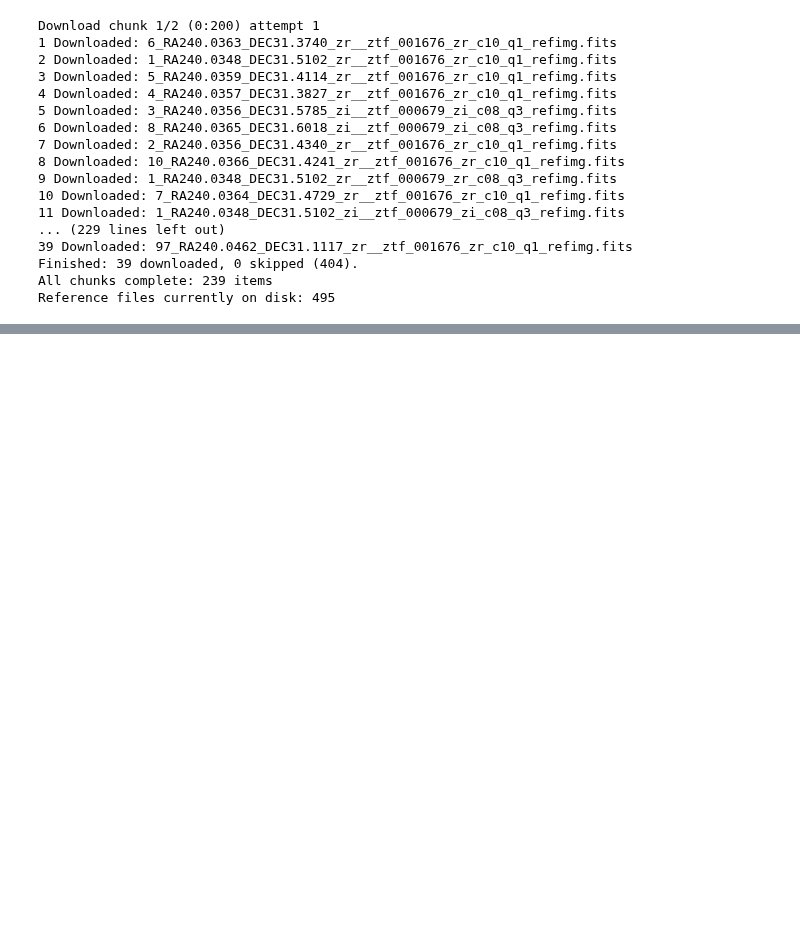
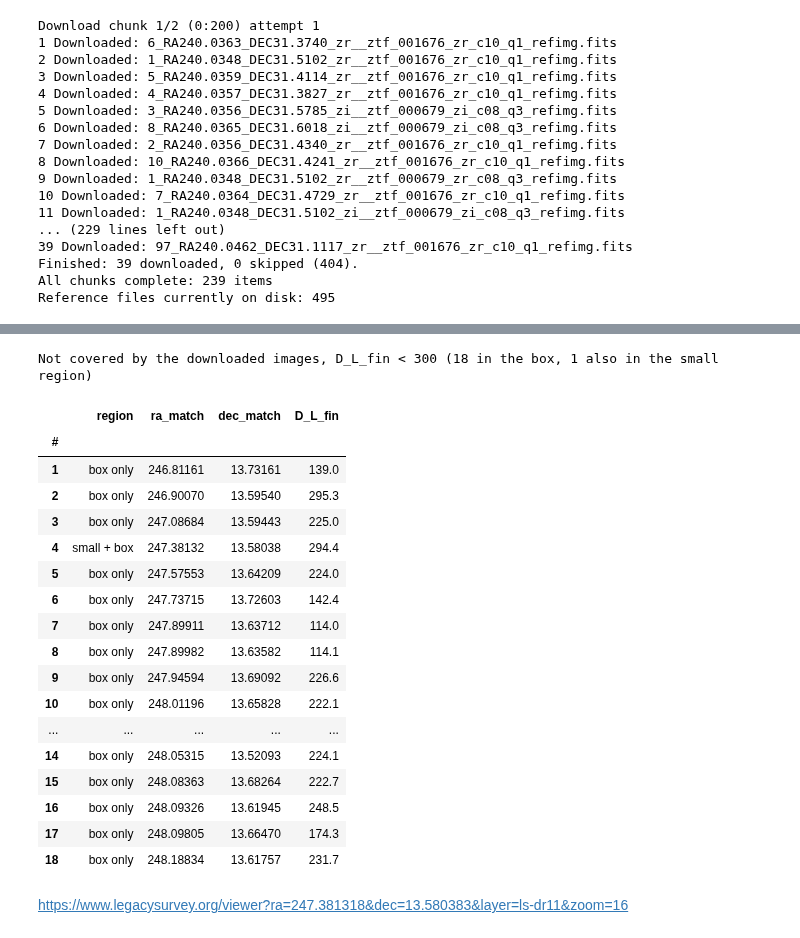
Before and after one commit to ovalb-pine/gw190425_ztf, a Jupyter notebook: pipeline/image_download.ipynb, the cells around one changed output, grey strips where cells are left out. Saved outputs shown, nothing was run; the diff lists cells and outputs as text; code cells hidden in the pictures; blank space fills up the shorter version.

```diff
--- a/pipeline/image_download.ipynb
+++ b/pipeline/image_download.ipynb
@@ -245,0 +573,54 @@ Reference files currently on disk: 495
+# %%
+from IPython.display import display
+
+show_extra = False       # True: also show every other column of your catalogue (the CSV always has them all)
+
+d = pd.to_numeric(gal["D_L_fin"], errors="coerce")
+sel = gal[gal["in_box"] & ~gal["covered"] & (d < 300)].copy()
+sel["D_L_fin"] = d[sel.index]
+sel["region"] = np.where(sel["in_small"], "small + box", "box only")
+for c in ["ra_match", "dec_match", "D_L_fin", "z_src_fin"]:
+    if c in sel.columns:
+        sel[c] = pd.to_numeric(sel[c], errors="coerce")
+sel.index = pd.RangeIndex(1, len(sel) + 1, name="#")
+
+preferred = ["region", "ra_match", "dec_match", "D_L_fin"]
+extra = [c for c in sel.columns if c not in preferred + ["in_box", "in_small", "covered"]]
+cols = [c for c in preferred if c in sel.columns] + (extra if show_extra else [])
+
+fmt = {"ra_match": "{:.5f}", "dec_match": "{:.5f}", "D_L_fin": "{:.1f}", "z_src_fin": "{:.4f}"}
+styled = (sel[cols].style
+          .format({k: v for k, v in fmt.items() if k in cols}, na_rep="–")
+          .apply(lambda r: ["background-color:#ffe3ec; font-weight:600" if r["region"].startswith("small") else ""
+                            for _ in r], axis=1)                       # rows inside the small region
+          .background_gradient(subset=["D_L_fin"], cmap="viridis_r")   # nearer = darker
+          .set_caption(f"Not covered by the downloaded images, D_L_fin < 300 "
+                       f"({len(sel)} in the box, {(sel['region'] != 'box only').sum()} also in the small region)")
+          .set_table_styles([{"selector": "caption", "props": "font-size:14px; font-weight:bold; text-align:left; padding:6px"},
+                             {"selector": "th", "props": "text-align:center"}]))
+
+display(styled)
+styled.to_html("galaxies_not_covered_DL300.html")
+sel.to_csv("galaxies_not_covered_DL300.csv")          # full table with all catalogue columns
+# %% [output]
+Not covered by the downloaded images, D_L_fin < 300 (18 in the box, 1 also in the small region)
+|  | region | ra_match | dec_match | D_L_fin |
+| # |  |  |  |  |
+| 1 | box only | 246.81161 | 13.73161 | 139.0 |
+| 2 | box only | 246.90070 | 13.59540 | 295.3 |
+| 3 | box only | 247.08684 | 13.59443 | 225.0 |
+| 4 | small + box | 247.38132 | 13.58038 | 294.4 |
+| 5 | box only | 247.57553 | 13.64209 | 224.0 |
+| 6 | box only | 247.73715 | 13.72603 | 142.4 |
+| 7 | box only | 247.89911 | 13.63712 | 114.0 |
+| 8 | box only | 247.89982 | 13.63582 | 114.1 |
+| 9 | box only | 247.94594 | 13.69092 | 226.6 |
+| 10 | box only | 248.01196 | 13.65828 | 222.1 |
+| ... | ... | ... | ... | ... |
+| 14 | box only | 248.05315 | 13.52093 | 224.1 |
+| 15 | box only | 248.08363 | 13.68264 | 222.7 |
+| 16 | box only | 248.09326 | 13.61945 | 248.5 |
+| 17 | box only | 248.09805 | 13.66470 | 174.3 |
+| 18 | box only | 248.18834 | 13.61757 | 231.7 |
+# %% [markdown]
+https://www.legacysurvey.org/viewer?ra=247.381318&dec=13.580383&layer=ls-dr11&zoom=16
```
Also changed, not shown: parts of 17 cells of this notebook, 5 other files.
